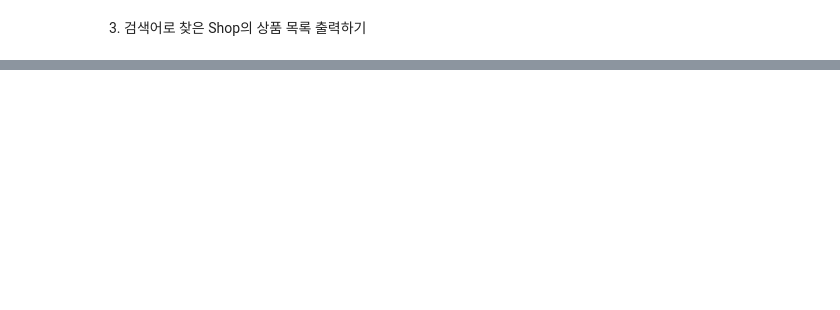
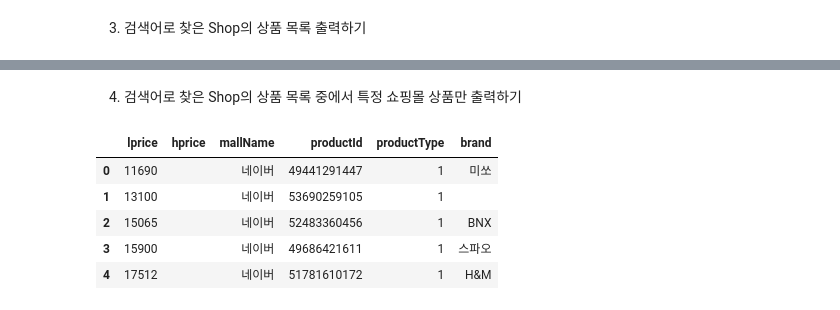
Before and after one commit to TP9NS/GitTest2, a Jupyter notebook: Python웹스크래핑_데이터분석연습문제/03.ipynb, the cells around one changed output, grey strips where cells are left out. Drawn from its saved outputs; the diff is of its cells as text; code cells hidden in the pictures; blank space fills up the shorter version.

```diff
--- a/Python웹스크래핑_데이터분석연습문제/03.ipynb
+++ b/Python웹스크래핑_데이터분석연습문제/03.ipynb
@@ -244,0 +257,9 @@ df[:3]
+# %%
+df["lprice"] = df["lprice"].astype(int)
+df_price_over_20000 = df[df["lprice"] <= 50000]
+df_price_over_20000 = (
+    df_price_over_20000[["brand", "lprice", "mallName", "link"]]
+    .sort_values(by="lprice", ascending=True)
+    .reset_index(drop=True)
+)
+df_price_over_20000[:5]
@@ -244,0 +273,17 @@ df[:3]
+# %% [markdown]
+4. 검색어로  찾은  Shop의 상품  목록 중에서 특정 쇼핑몰 상품만 출력하기
+# %%
+mallname = input()
+df_brand = df[df["mallName"] == mallname]
+df_brand = (df_brand.loc[:,"lprice":"brand"]
+    .sort_values(by="lprice", ascending=True)
+    .reset_index(drop=True)
+)
+df_brand[:5]
+# %% [output]
+|  | lprice | hprice | mallName | productId | productType | brand |
+| 0 | 11690 |  | 네이버 | 49441291447 | 1 | 미쏘 |
+| 1 | 13100 |  | 네이버 | 53690259105 | 1 |  |
+| 2 | 15065 |  | 네이버 | 52483360456 | 1 | BNX |
+| 3 | 15900 |  | 네이버 | 49686421611 | 1 | 스파오 |
+| 4 | 17512 |  | 네이버 | 51781610172 | 1 | H&M |
```
Also changed, not shown: parts of 6 cells of this notebook.
